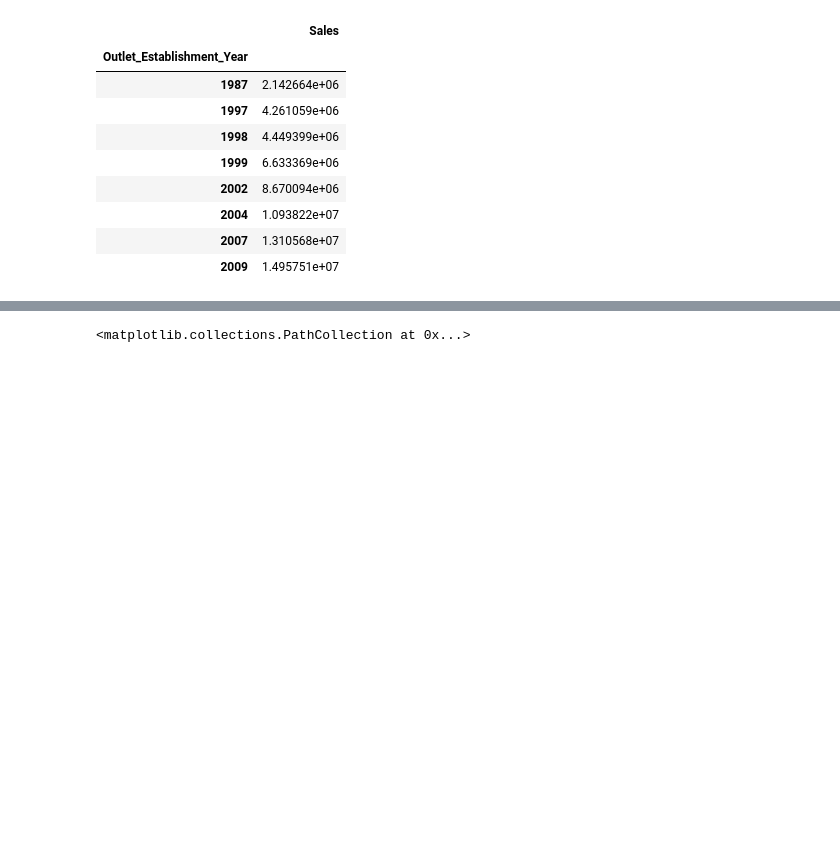
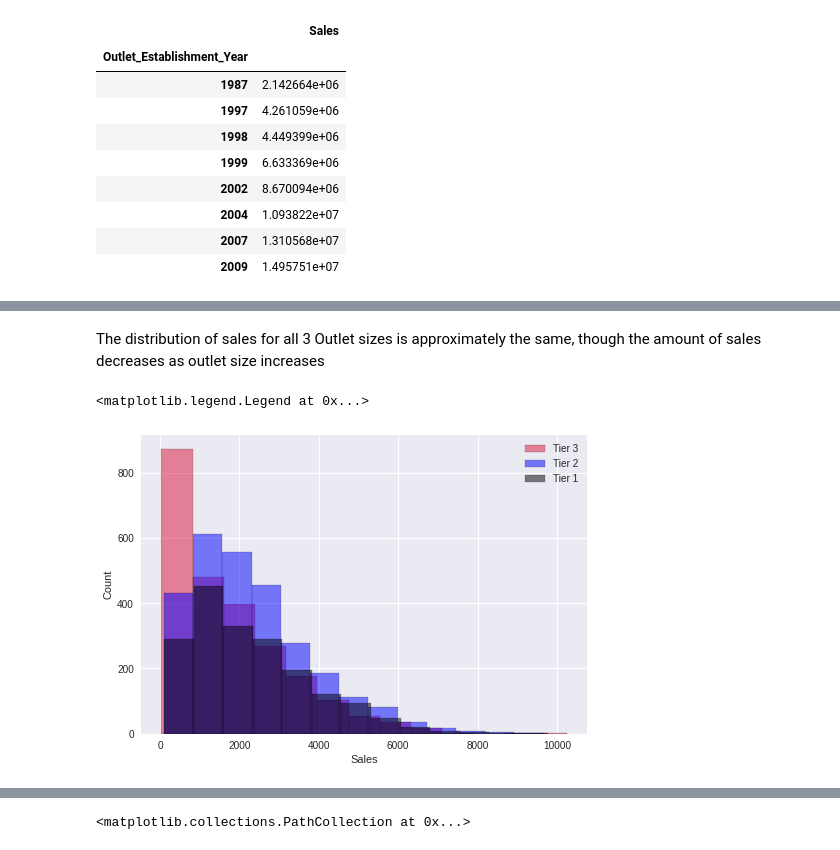
Before and after one commit to Cassandra-Simmons/Food-Sales_Predictions, a Jupyter notebook: Sales_Predict.ipynb, the cells around one changed output, grey strips where cells are left out. Cells and saved outputs as stored; diff of their text form; code cells hidden in the pictures; blank space fills up the shorter version.

```diff
--- a/Sales_Predict.ipynb
+++ b/Sales_Predict.ipynb
@@ -374,0 +410,16 @@ test.cumsum()
+# %% [markdown]
+The distribution of sales for all 3 Outlet sizes is approximately the same, though the amount of sales decreases as outlet size increases
+# %%
+# investigate sales distribution for each Outlet Location Type
+plt.style.use('seaborn')
+dfSalesFinal[dfSalesFinal['Outlet_Location_Type']=='Tier 3']['Sales'].hist(edgecolor = 'k', bins = 13, label = 'Tier 3', color = 'crimson', alpha = .5);
+dfSalesFinal[dfSalesFinal['Outlet_Location_Type']=='Tier 2']['Sales'].hist(edgecolor = 'k', bins = 13, label = 'Tier 2', color = 'blue', alpha = .5);
+dfSalesFinal[dfSalesFinal['Outlet_Location_Type']=='Tier 1']['Sales'].hist(edgecolor = 'k', bins = 13, label = 'Tier 1', color = 'k', alpha = .5);
+
+
+plt.xlabel('Sales')
+plt.ylabel('Count')
+plt.legend()
+# %% [output]
+<matplotlib.legend.Legend at 0x...>
+[figure, added]
```
Also changed, not shown: parts of 32 cells of this notebook.
